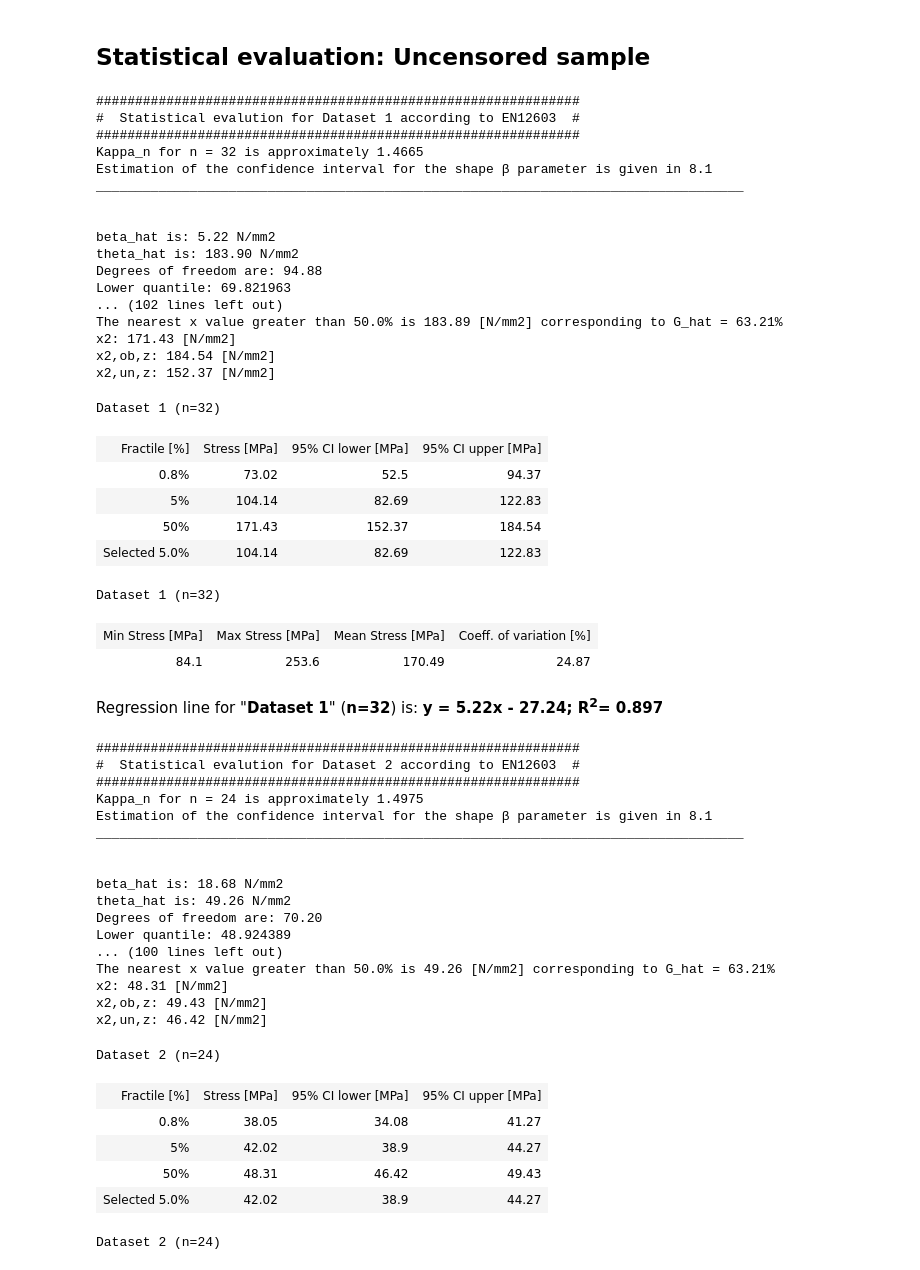
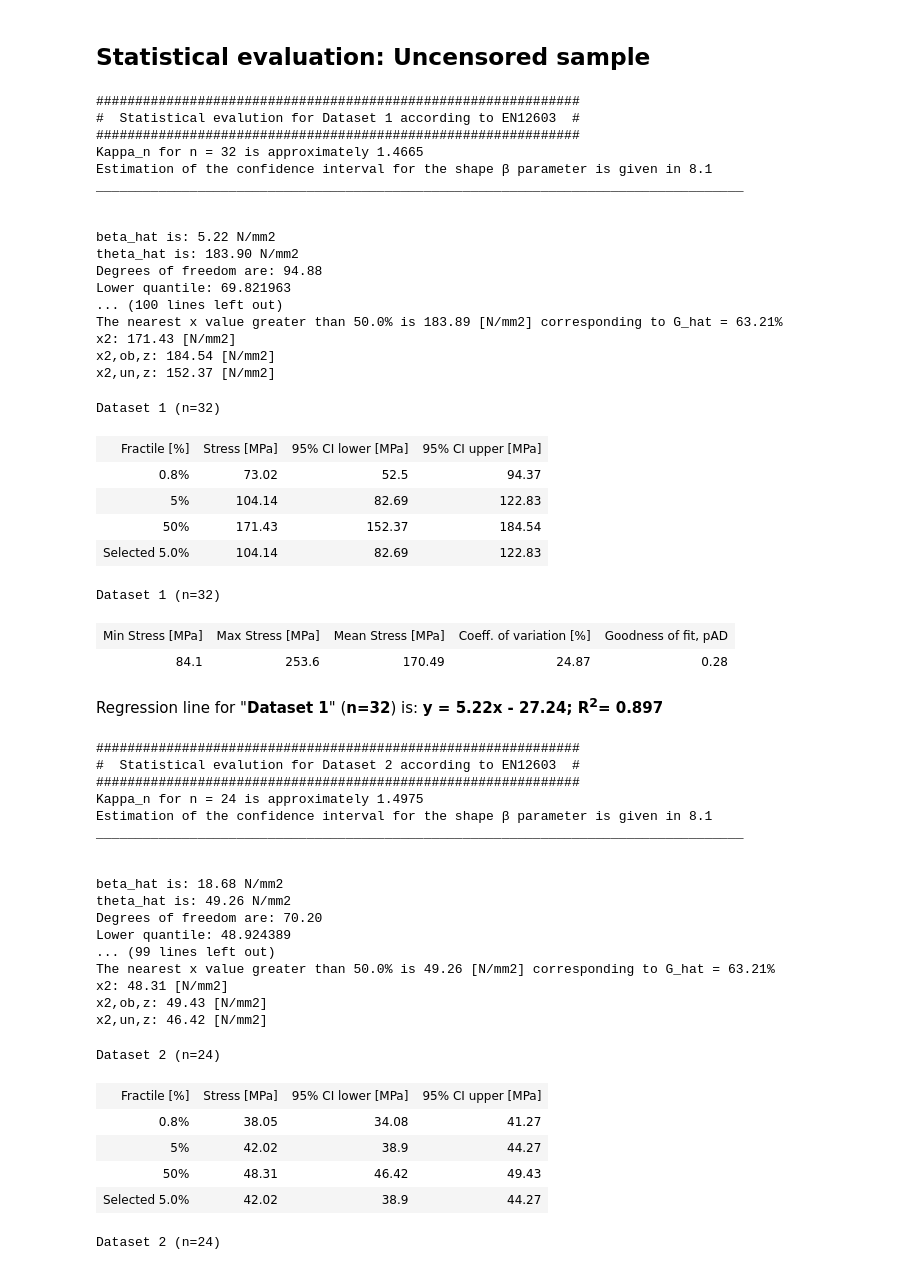
Before and after one commit to TUDelft-books/open-GLASSlab, a Jupyter notebook: book/pages/method_3.ipynb, the cells around one changed output. Saved outputs shown, nothing was run; the diff lists cells and outputs as text; code cells hidden in the pictures.

```diff
--- a/book/pages/method_3.ipynb
+++ b/book/pages/method_3.ipynb
@@ -285,7 +308,7 @@ def confidence_interval_stress(beta_hat, theta_hat, n, r_over_n, beta_lower, bet
 ### Weibull plot: Graphical representation of the estimated distribution function according to 7.2
 # %%
 def weibull_plot(dataset, iteration, Weibull_distribution_parameters, Regression_line_parameters, stress_x_percentile, stress_x_percentile_CI_upper, stress_x_percentile_CI_lower, beta_hat, theta_hat, beta_upper, beta_lower, theta_upper, theta_lower, sorted_stress,P_f_lower_limit_list,P_f_upper_limit_list, n, target_G_x=0.05, target_alpha=0.05):
-    global min_stress_rate, max_stress_rate  # Declare these as global to modify the outer variables
+    global min_stress_data, max_stress_data  # Declare these as global to modify the outer variables
     # Linearize the Weibull distribution
     ln_stress = np.log(sorted_stress)
 
@@ -424,25 +447,23 @@ def weibull_plot(dataset, iteration, Weibull_distribution_parameters, Regression
     color = colors[iteration % len(colors)]
     # Creating a range of x values
 
-    if min(sorted_stress) < min_stress_rate:
-        print(min_stress_rate)
-        min_stress_rate = min(sorted_stress)
-    if max(sorted_stress) > max_stress_rate:
-        print(max_stress_rate)
-        max_stress_rate = max(sorted_stress)
+    if min(sorted_stress) < min_stress_data:
+        min_stress_data = min(sorted_stress)
+    if max(sorted_stress) > max_stress_data:
+        max_stress_data = max(sorted_stress)
 
     # Equation of the line in the form y = mx + c
     # Use y1 = m * x1 + c to find c
-    x = np.linspace(0,max_stress_rate+30,1000)
+    x = np.linspace(0,1000,1000)
     y = weibull_cdf(x, scale, shape)
     #fitted_line = np.log(np.log(1 / (1 - (slope * x + intercept))))
-    #slope, intercept, r_value, p_value, std_error = linregress(np.log(stress_rate), np.log(P_f))
+    #slope, intercept, r_value, p_value, std_error = linregress(np.log(stress_data), np.log(P_f))
     #plt.fill_between(sorted_stress, np.exp(slope * ln_stress + intercept - C), np.exp(slope * ln_stress + intercept + C), color='grey', alpha=0.3, label=f'{int((1-target_alpha/2)*100)}% Confidence interval')
     if display_confidence_intervals_ON:
         y_lower = weibull_cdf(x, theta_lower, beta_lower)
         y_upper = weibull_cdf(x, theta_upper, beta_upper)
         plt.fill_between(x, y_upper, y_lower, color='grey', alpha=0.3, label=f'{int((1-target_alpha)*100)}% Confidence interval')
-    plt.scatter(sorted_stress, G_x, color= color, s=6, label=f'{dataset}; \u03BB={shape:.2f} & \u03B2={scale:.2f}',marker = marker)
+    plt.scatter(sorted_stress, G_x, color= color, s=6, label=f'{dataset}; \u03B2={shape:.2f} & \u03B8={scale:.2f}',marker = marker)
     plt.plot(x, y, color=color)
 
 
@@ -639,18 +746,22 @@ VBox(children=(IntText(value=3, description='Number of Datasets:', layout=Layout
 # %%
 plt.figure(figsize=(10, 6))
 iteration = 0;
-min_stress_rate = 100000
-max_stress_rate = -10000
+min_stress_data = 100000
+max_stress_data = -10000
 # Initialize an empty dictionary to store the scale & shape value of a Weibull distribution corresponding to each dataset.
 Weibull_distribution_parameters = {}
 Regression_line_parameters = {}
-for dataset, stress_rate in stress_rates.items():
-    if stress_rate.size > 0 and np.any(stress_rate != 0):
+for dataset, stress_data in stress_values.items():
+    if stress_data.size > 0 and np.any(stress_data != 0):
         print(f"##############################################################")
         print(f"#  Statistical evalution for {dataset} according to EN12603  #")
         print(f"##############################################################")
+
+        if convert_to_equivalent_stress == "Yes" and len(time_to_failure) > 0:
+            stress_data = equivalent_stress_values[dataset]
+            print(f"Failure stress is converted to equivalent failure stress for a reference period of {reference_period} seconds.")
         # Sort the stress in increasing order
-        sorted_stress = np.sort(stress_rate)
+        sorted_stress = np.sort(stress_data)
 
         # Calculate probability of failure (P_f,i)
         n = len(sorted_stress)
@@ -730,13 +841,14 @@ for dataset, stress_rate in stress_rates.items():
         stress_50_percentile, stress_50_percentile_CI_upper, stress_50_percentile_CI_lower = round(x_50,2), round(x_50_ob_z,2), round(x_50_un_z,2)
 
         # Calculate the mean of the data
-        mean = np.mean(stress_rate)
+        mean = np.mean(stress_data)
 
         # Calculate the standard deviation of the data for a sample
-        std_dev = np.std(stress_rate, ddof=1)  # Use ddof=1 for sample standard deviation or ddof=0  for population standard deviation
+        std_dev = np.std(stress_data, ddof=1)  # Use ddof=1 for sample standard deviation or ddof=0  for population standard deviation
 
         # Calculate the coefficient of variation
         coefficient_of_variation = (std_dev / mean) * 100
+        p_value = goodness_of_fit_test_weibull(sorted_stress, beta_hat, theta_hat)
 
         # Define the data for the table containing integers
         table_data1 = [
@@ -761,8 +873,8 @@ for dataset, stress_rate in stress_rates.items():
 
          # Define the data for the table containing integers
         table_data2 = [
-            ("Min Stress [MPa]", "Max Stress [MPa]", " Mean Stress [MPa]", "Coeff. of variation [%]"),
-            (round(min(sorted_stress),2), round(max(sorted_stress),2), round(np.mean(sorted_stress),2), round(coefficient_of_variation,2)),
+            ("Min Stress [MPa]", "Max Stress [MPa]", " Mean Stress [MPa]", "Coeff. of variation [%]", "Goodness of fit, p<sub>AD</sub>"),
+            (round(min(sorted_stress),2), round(max(sorted_stress),2), round(np.mean(sorted_stress),2), round(coefficient_of_variation,2), round(p_value*100,2)),
         ]
 
         # Generate HTML for the table
@@ -796,7 +908,7 @@ plt.title('Logarithmic CDF Weibull Plot (EN12603)')
 
 probs = [0.001, 0.005, 0.01, 0.02, 0.05, 0.1, 0.25, 0.50, 0.75, 0.90, 0.96, 0.99]
 #num_ticks = 15 # Define how many intervals you want
-#xticks = np.linspace(0, max_stress_rate, num_ticks).astype(int)
+#xticks = np.linspace(0, max_stress_data, num_ticks).astype(int)
 xticks = [ 5, 10, 15, 20, 30, 45, 60, 100, 150, 200]
 
 # Draw vertical lines
@@ -829,7 +941,7 @@ plt.xticks(vertical_lines, [str(v) for v in vertical_lines])
 if lower_x_limit != 0 or upper_x_limit != 0:
     plt.xlim(left=lower_x_limit, right=upper_x_limit)
 else:
-    plt.xlim(left=min_stress_rate-20, right=max_stress_rate+20)
+    plt.xlim(left=min_stress_data-20, right=max_stress_data+20)
 
 # Get handles and labels, then filter to make them unique
 handles, labels = plt.gca().get_legend_handles_labels()
@@ -845,36 +957,36 @@ for handle, label in zip(handles, labels):
 if unique_handles_labels:
     unique_handles, unique_labels = zip(*unique_handles_labels)
     plt.legend(unique_handles, unique_labels, loc='upper left')
 #plt.grid(True)
 plt.grid(True, which='both', linestyle='--', linewidth=0.5)
 plt.show()
 # %% [output]
 ##############################################################
 #  Statistical evalution for Dataset 1 according to EN12603  #
 ##############################################################
 Kappa_n for n = 32 is approximately 1.4665
 Estimation of the confidence interval for the shape β parameter is given in 8.1
 ___________________________________________________________________________________
 
 
 beta_hat is: 5.22 N/mm2
 theta_hat is: 183.90 N/mm2
 Degrees of freedom are: 94.88
 Lower quantile: 69.821963
-... (102 lines left out)
+... (100 lines left out)
 The nearest x value greater than 50.0% is 183.89 [N/mm2] corresponding to G_hat = 63.21%
 x2: 171.43 [N/mm2]
 x2,ob,z: 184.54 [N/mm2]
 x2,un,z: 152.37 [N/mm2]
 Dataset 1 (n=32)
 | Fractile [%] | Stress [MPa] | 95% CI lower [MPa] | 95% CI upper [MPa] |
 | 0.8% | 73.02 | 52.5 | 94.37 |
 | 5% | 104.14 | 82.69 | 122.83 |
 | 50% | 171.43 | 152.37 | 184.54 |
 | Selected 5.0% | 104.14 | 82.69 | 122.83 |
 Dataset 1 (n=32)
-| Min Stress [MPa] | Max Stress [MPa] | Mean Stress [MPa] | Coeff. of variation [%] |
-| 84.1 | 253.6 | 170.49 | 24.87 |
+| Min Stress [MPa] | Max Stress [MPa] | Mean Stress [MPa] | Coeff. of variation [%] | Goodness of fit, pAD |
+| 84.1 | 253.6 | 170.49 | 24.87 | 0.28 |
 Regression line for "Dataset 1" (n=32) is: y = 5.22x - 27.24; R2= 0.897
 ##############################################################
 #  Statistical evalution for Dataset 2 according to EN12603  #
@@ -888,7 +1000,7 @@ beta_hat is: 18.68 N/mm2
 theta_hat is: 49.26 N/mm2
 Degrees of freedom are: 70.20
 Lower quantile: 48.924389
-... (100 lines left out)
+... (99 lines left out)
 The nearest x value greater than 50.0% is 49.26 [N/mm2] corresponding to G_hat = 63.21%
 x2: 48.31 [N/mm2]
 x2,ob,z: 49.43 [N/mm2]
```
Also changed, not shown: parts of 5 cells of this notebook, 2 other files.
